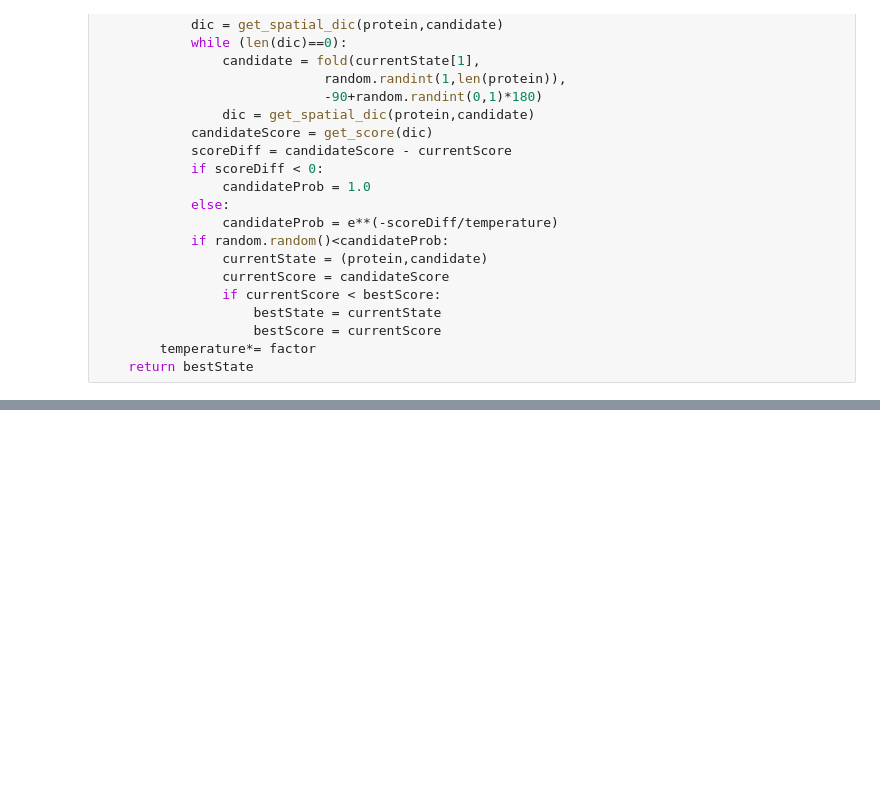
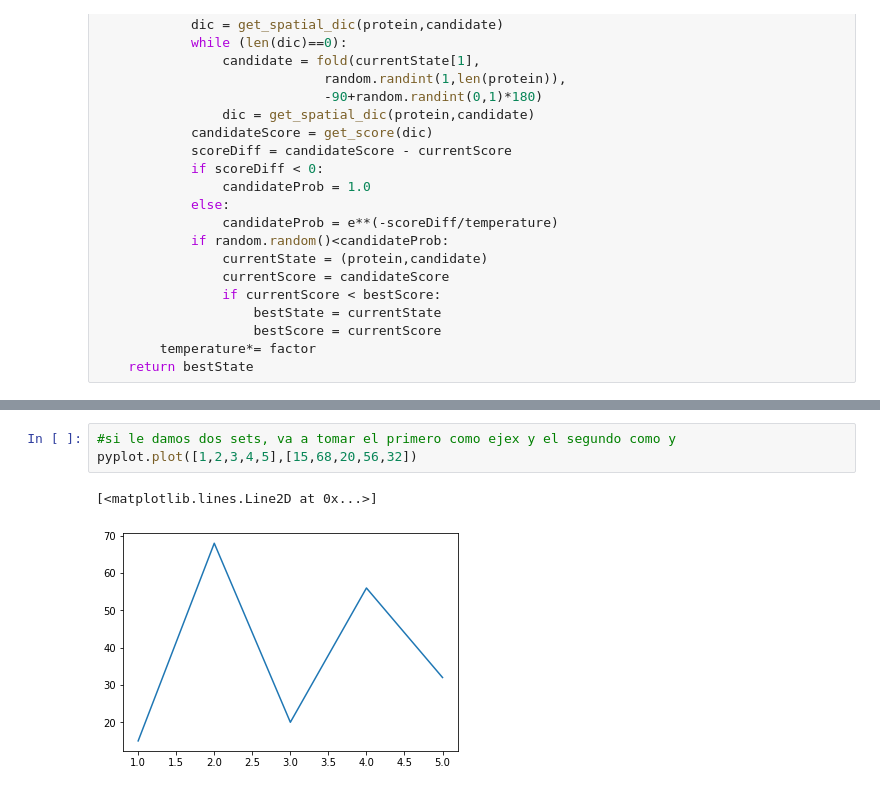
Before and after one commit to ABRomeroLosada/BAG-python, a Jupyter notebook: plegado2D_sol.ipynb, the cells around one changed output, grey strips where cells are left out. Drawn from its saved outputs; the diff is of its cells as text; blank space fills up the shorter version.

```diff
--- a/plegado2D_sol.ipynb
+++ b/plegado2D_sol.ipynb
@@ -434,0 +406,6 @@ Se pide:
+# %%
+#si le damos dos sets, va a tomar el primero como ejex y el segundo como y
+pyplot.plot([1,2,3,4,5],[15,68,20,56,32])
+# %% [output]
+[<matplotlib.lines.Line2D at 0x...>]
+[figure, added]
```
Also changed, not shown: parts of 21 cells of this notebook.
